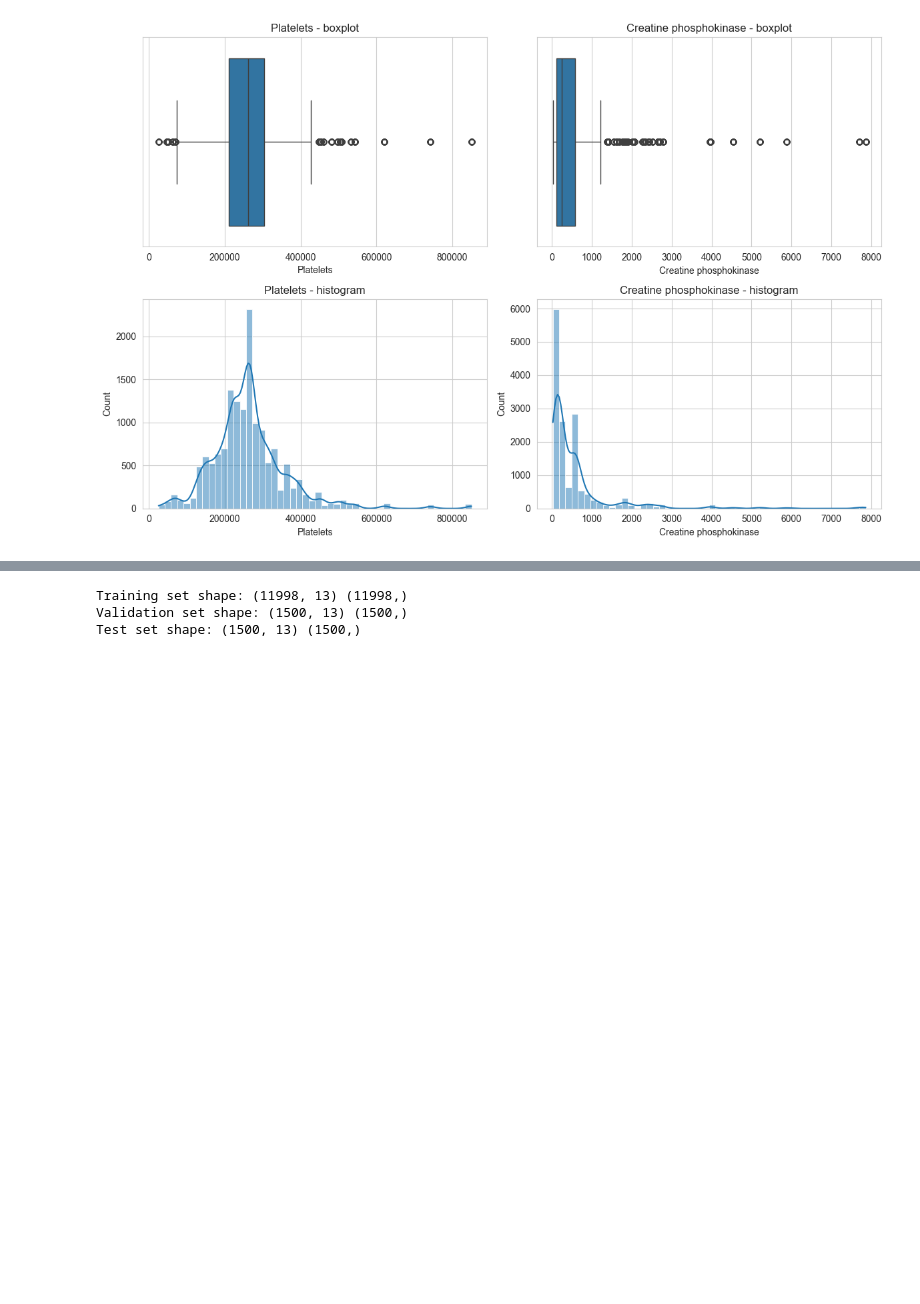
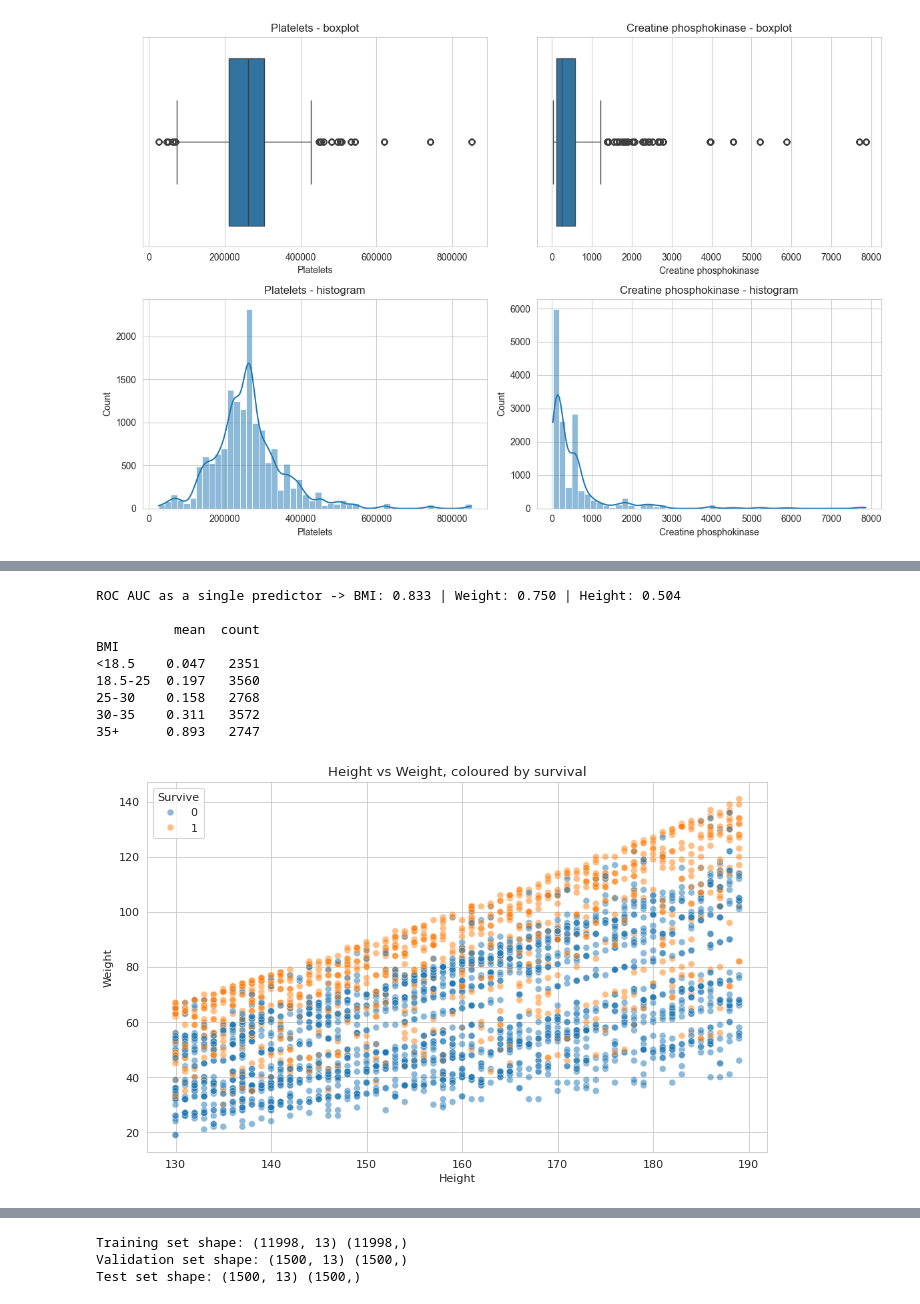
Before and after one commit to jjwongjun/survival-classification, a Jupyter notebook: eda.ipynb, the cells around one changed output, grey strips where cells are left out. Drawn from its saved outputs; the diff is of its cells as text; code cells hidden in the pictures; blank space fills up the shorter version.

```diff
--- a/eda.ipynb
+++ b/eda.ipynb
@@ -6,3 +1,20 @@ df = pd.read_csv('./data/classification_bonus_practice_data.csv')
+# %%
+import pandas as pd
+from pathlib import Path
+
+# Load the dataset (fail early with a clear message if the file or a column is missing)
+DATA_PATH = Path('./data/classification_bonus_practice_data.csv')
+if not DATA_PATH.exists():
+    raise FileNotFoundError(f"Data file not found: {DATA_PATH.resolve()}")
+df = pd.read_csv(DATA_PATH)
+
+expected_columns = ['ID', 'Survive', 'Gender', 'Smoke', 'Diabetes', 'Age', 'Ejection Fraction', 'Sodium',
+                    'Creatinine', 'Platelets', 'Creatine phosphokinase', 'Blood Pressure', 'Hemoglobin',
+                    'Height', 'Weight', 'Favorite color']
+missing_columns = [col for col in expected_columns if col not in df.columns]
+assert not missing_columns, f"Missing columns: {missing_columns}"
+
+df_raw = df.copy()  # untouched copy of the raw data, used later to inspect repeated IDs
 # %%
 df.head()
 # %% [output]
@@ -322,0 +446,26 @@ Passing `palette` without assigning `hue` is deprecated and will be removed in v
+# %%
+# Interaction hypothesis: weight only matters relative to height, i.e. BMI (kg / m^2)
+from sklearn.metrics import roc_auc_score
+
+bmi = (df['Weight'] / (df['Height'] / 100) ** 2).rename('BMI')
+print(f"ROC AUC as a single predictor -> BMI: {roc_auc_score(df['Survive'], bmi):.3f} | "
+      f"Weight: {roc_auc_score(df['Survive'], df['Weight']):.3f} | Height: {roc_auc_score(df['Survive'], df['Height']):.3f}\n")
+
+bands = pd.cut(bmi, [0, 18.5, 25, 30, 35, float('inf')], labels=['<18.5', '18.5-25', '25-30', '30-35', '35+'])
+print(df.groupby(bands, observed=True)['Survive'].agg(['mean', 'count']).round(3))
+
+plt.figure(figsize=(10, 6))
+sns.scatterplot(data=df.assign(BMI=bmi).sample(3000, random_state=42), x='Height', y='Weight', hue='Survive', alpha=0.5)
+plt.title('Height vs Weight, coloured by survival')
+plt.show()
+# %% [output]
+ROC AUC as a single predictor -> BMI: 0.833 | Weight: 0.750 | Height: 0.504
+
+          mean  count
+BMI
+<18.5    0.047   2351
+18.5-25  0.197   3560
+25-30    0.158   2768
+30-35    0.311   3572
+35+      0.893   2747
+[figure, added]
```
Also changed, not shown: parts of 32 cells of this notebook, 2 other files.
